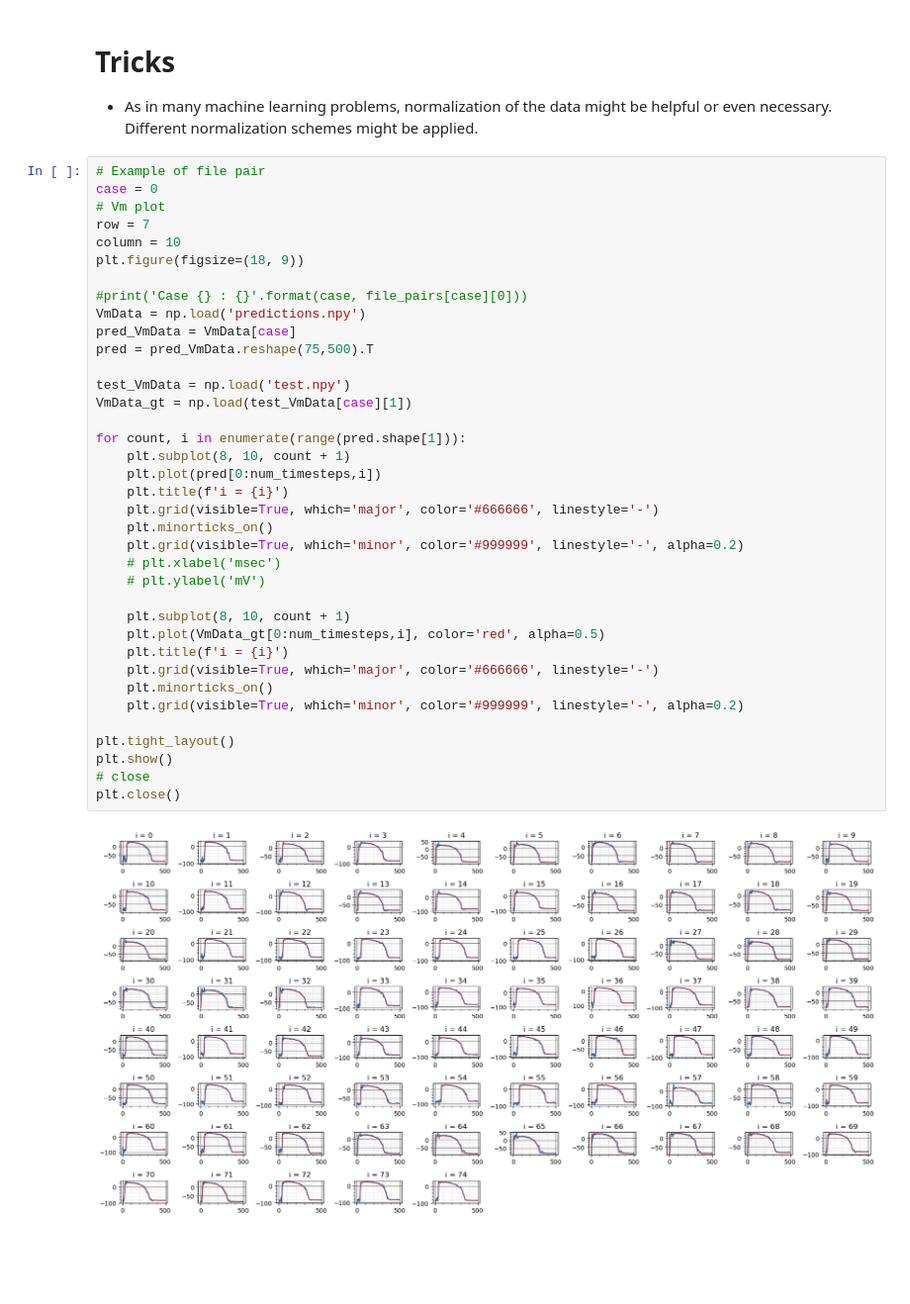
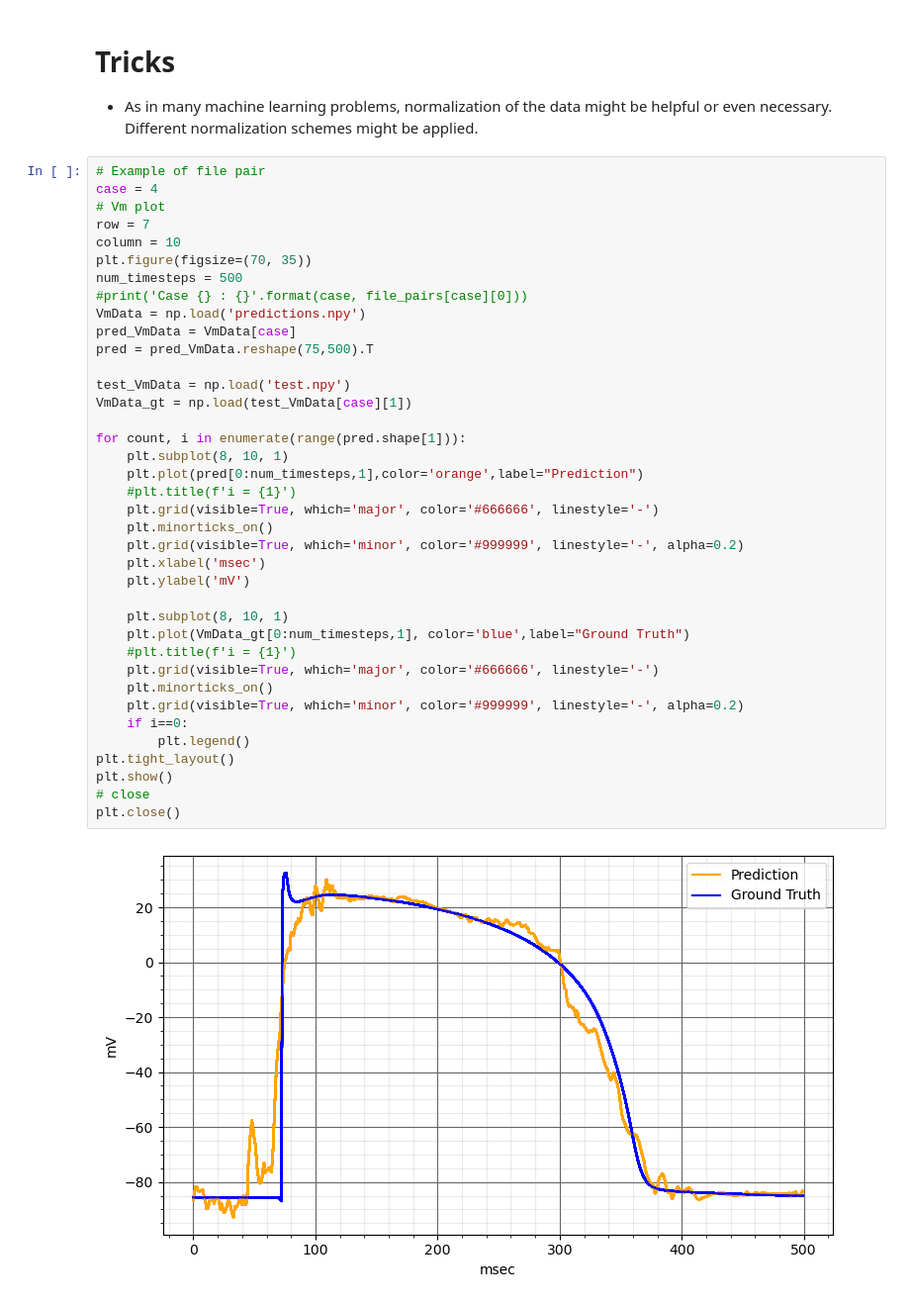
Before and after one commit to kh-bh/DSC_2024_Space_Jam, a Jupyter notebook: Task_Four/task_4_getting_started.ipynb, the cells around one changed output. Shown at 99% size. Saved outputs shown, nothing was run; the diff lists cells and outputs as text; blank space fills up the shorter version.

Commit message:
Removed commented lines, import cleanup. Added plots for task four.

```diff
--- a/Task_Four/task_4_getting_started.ipynb
+++ b/Task_Four/task_4_getting_started.ipynb
@@ -201,40 +201,41 @@ Case 213 : ../intracardiac_dataset/data_hearts_dd_0p2/pECGData_hearts_dd_0p2_vol
 - As in many machine learning problems, normalization of the data might be helpful or even necessary. Different normalization schemes might be applied.
 # %%
 # Example of file pair
-case = 0
+case = 4
 # Vm plot
 row = 7
 column = 10
-plt.figure(figsize=(18, 9))
-
+plt.figure(figsize=(70, 35))
+num_timesteps = 500
 #print('Case {} : {}'.format(case, file_pairs[case][0]))
 VmData = np.load('predictions.npy')
 pred_VmData = VmData[case]
 pred = pred_VmData.reshape(75,500).T
 
 test_VmData = np.load('test.npy')
 VmData_gt = np.load(test_VmData[case][1])
 
 for count, i in enumerate(range(pred.shape[1])):
-    plt.subplot(8, 10, count + 1)
-    plt.plot(pred[0:num_timesteps,i])
-    plt.title(f'i = {i}')
+    plt.subplot(8, 10, 1)
+    plt.plot(pred[0:num_timesteps,1],color='orange',label="Prediction")
+    #plt.title(f'i = {1}')
     plt.grid(visible=True, which='major', color='#666666', linestyle='-')
     plt.minorticks_on()
     plt.grid(visible=True, which='minor', color='#999999', linestyle='-', alpha=0.2)
-    # plt.xlabel('msec')
-    # plt.ylabel('mV')
+    plt.xlabel('msec')
+    plt.ylabel('mV')
 
-    plt.subplot(8, 10, count + 1)
-    plt.plot(VmData_gt[0:num_timesteps,i], color='red', alpha=0.5)
-    plt.title(f'i = {i}')
+    plt.subplot(8, 10, 1)
+    plt.plot(VmData_gt[0:num_timesteps,1], color='blue',label="Ground Truth")
+    #plt.title(f'i = {1}')
     plt.grid(visible=True, which='major', color='#666666', linestyle='-')
     plt.minorticks_on()
     plt.grid(visible=True, which='minor', color='#999999', linestyle='-', alpha=0.2)
-
+    if i==0:
+        plt.legend()
 plt.tight_layout()
 plt.show()
 # close
 plt.close()
 # %% [output]
-[figure, old version]
+[figure, new version]
```
Also changed, not shown: parts of 2 cells of this notebook, 2 other files.
